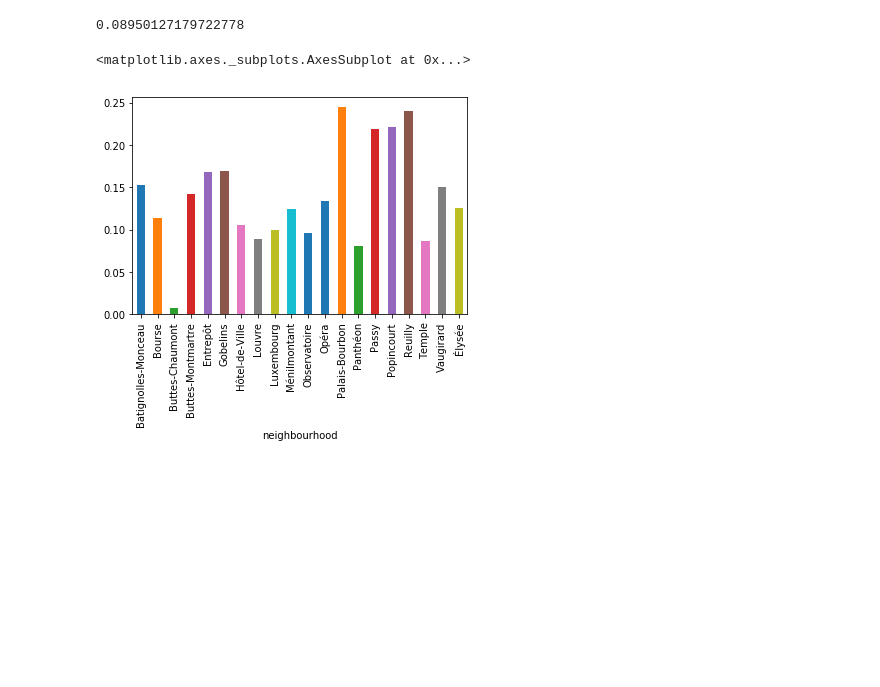
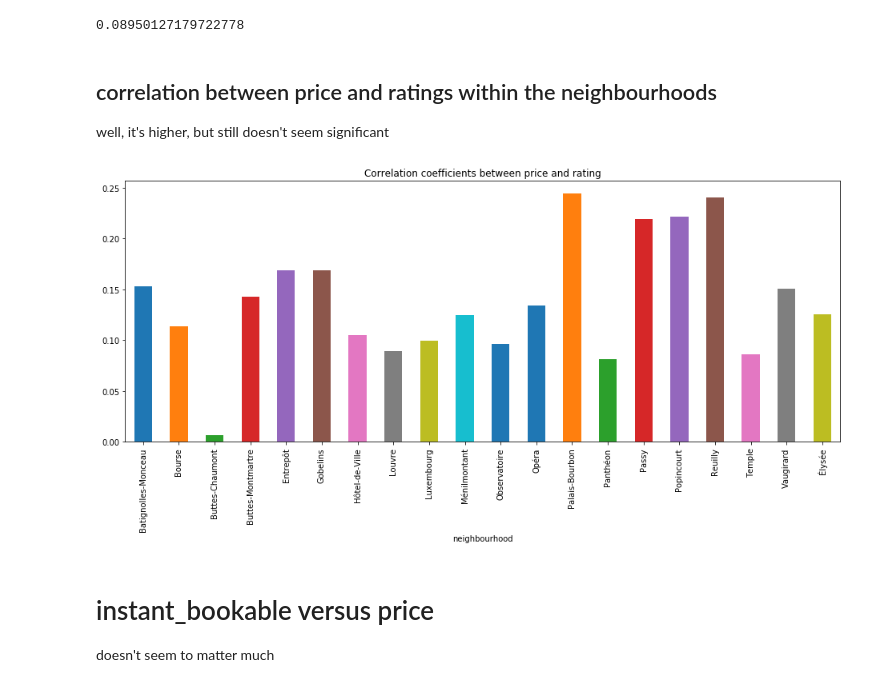
Before and after one commit to elekescsabi/liligo, a Jupyter notebook: prices and scores.ipynb, the cells around one changed output. Saved outputs shown, nothing was run; the diff lists cells and outputs as text; code cells hidden in the pictures; blank space fills up the shorter version.

```diff
--- a/prices and scores.ipynb
+++ b/prices and scores.ipynb
@@ -201,6 +210,9 @@ price_scores_with_cleaning.head()
 price_scores_with_cleaning['price'].corr(price_scores_with_cleaning['scores'])
 # %% [output]
 0.08950127179722778
+# %% [markdown]
+## correlation between price and ratings within the neighbourhoods
+well, it's higher, but still doesn't seem significant
 # %%
 price_scores_neigh = (
     pd
@@ -218,7 +230,9 @@ price_scores_neigh = (
     ''', engine)
 )
 # %%
-price_scores_neigh.groupby('neighbourhood')[['price', 'scores']].corr().iloc[0::2][['scores']].unstack().scores.price.plot(kind = 'bar')
+price_scores_neigh.groupby('neighbourhood')[['price', 'scores']].corr().iloc[0::2][['scores']].unstack().scores.price.plot(kind = 'bar', title = 'Correlation coefficients between price and rating', figsize = (16, 6));
 # %% [output]
-<matplotlib.axes._subplots.AxesSubplot at 0x...>
-[figure, old version]
+[figure, new version]
+# %% [markdown]
+# instant_bookable versus price
+doesn't seem to matter much
```
Also changed, not shown: parts of 14 cells of this notebook, 5 other files.
